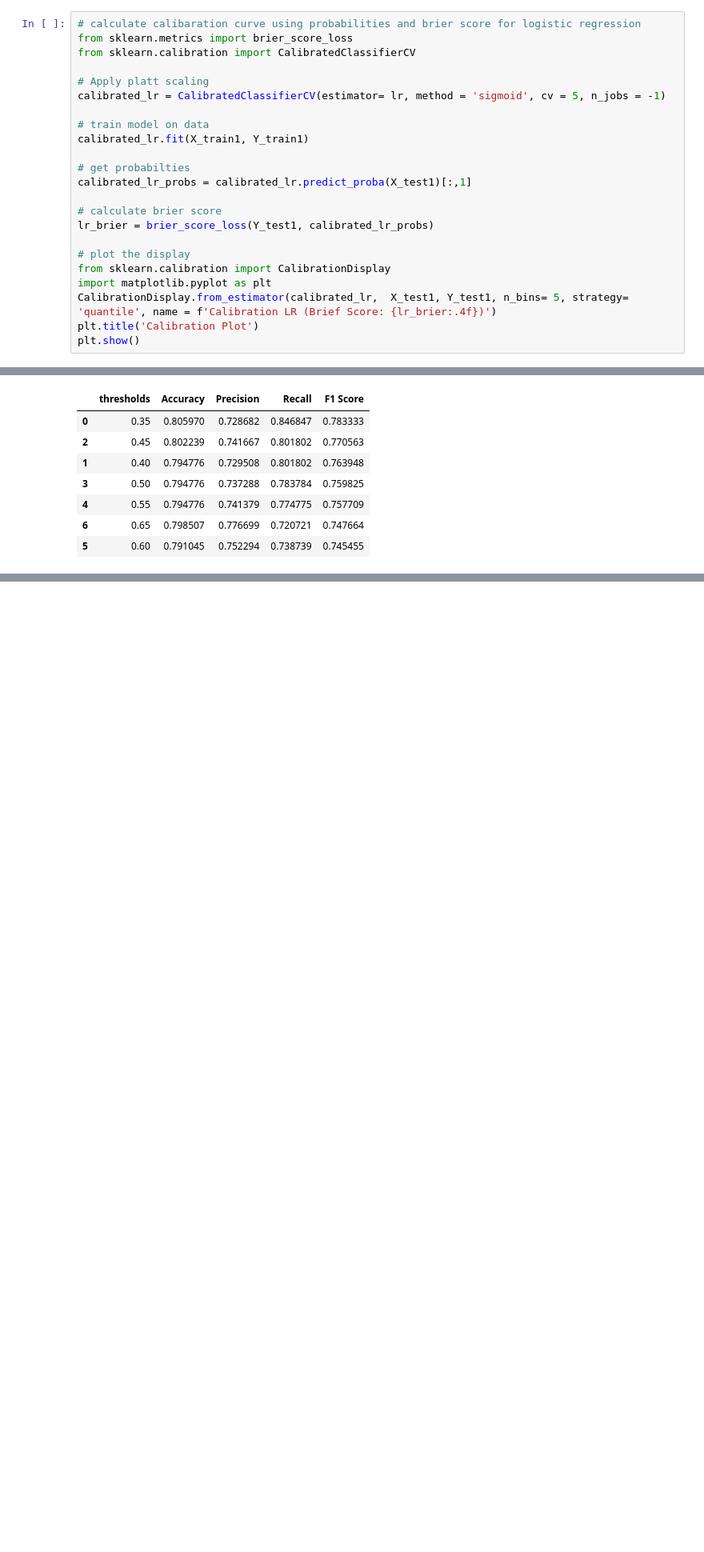
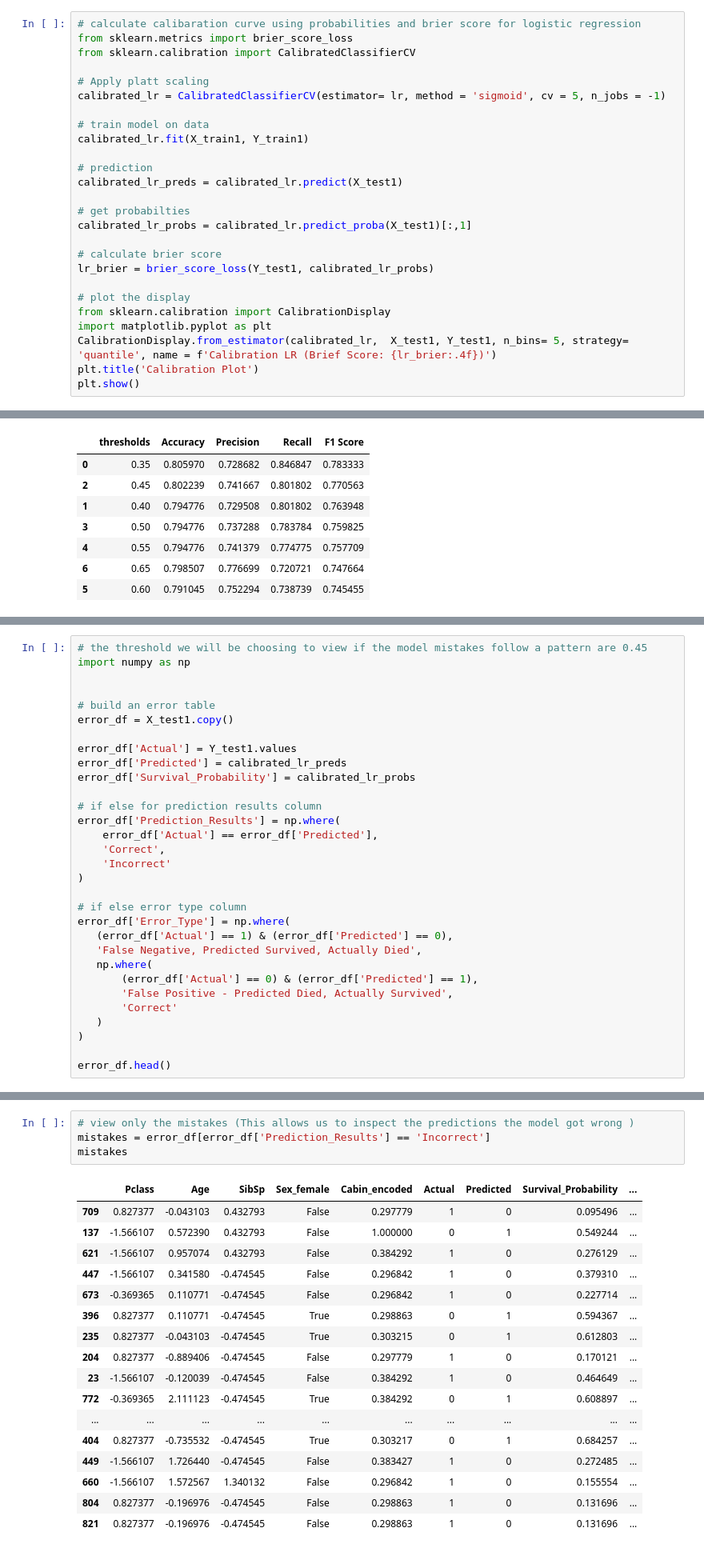
Before and after one commit to JudeMirac/titanic, a Jupyter notebook: Workflow/Notebooks/Model_evaluation.ipynb, the cells around one changed output, grey strips where cells are left out. Shown at 80% size. Drawn from its saved outputs; the diff is of its cells as text; blank space fills up the shorter version.

```diff
--- a/Workflow/Notebooks/Model_evaluation.ipynb
+++ b/Workflow/Notebooks/Model_evaluation.ipynb
@@ -176,6 +176,9 @@ calibrated_lr = CalibratedClassifierCV(estimator= lr, method = 'sigmoid', cv = 5
 
 # train model on data
 calibrated_lr.fit(X_train1, Y_train1)
+
+# prediction
+calibrated_lr_preds = calibrated_lr.predict(X_test1)
 
 # get probabilties
 calibrated_lr_probs = calibrated_lr.predict_proba(X_test1)[:,1]
@@ -398,0 +414,31 @@ threshold_results.sort_values(by = 'F1 Score', ascending = False)
+# %%
+# the threshold we will be choosing to view if the model mistakes follow a pattern are 0.45
+import numpy as np
+
+
+# build an error table
+error_df = X_test1.copy()
+
+error_df['Actual'] = Y_test1.values
+error_df['Predicted'] = calibrated_lr_preds
+error_df['Survival_Probability'] = calibrated_lr_probs
+
+# if else for prediction results column
+error_df['Prediction_Results'] = np.where(
+    error_df['Actual'] == error_df['Predicted'],
+    'Correct',
+    'Incorrect'
+)
+
+# if else error type column
+error_df['Error_Type'] = np.where(
+   (error_df['Actual'] == 1) & (error_df['Predicted'] == 0),
+   'False Negative, Predicted Survived, Actually Died',
+   np.where(
+       (error_df['Actual'] == 0) & (error_df['Predicted'] == 1),
+       'False Positive - Predicted Died, Actually Survived',
+       'Correct'
+   )
+)
+
+error_df.head()
@@ -398,0 +452,22 @@ threshold_results.sort_values(by = 'F1 Score', ascending = False)
+# %%
+# view only the mistakes (This allows us to inspect the predictions the model got wrong )
+mistakes = error_df[error_df['Prediction_Results'] == 'Incorrect']
+mistakes
+# %% [output]
+|  | Pclass | Age | SibSp | Sex_female | Cabin_encoded | Actual | Predicted | Survival_Probability | ... |
+| 709 | 0.827377 | -0.043103 | 0.432793 | False | 0.297779 | 1 | 0 | 0.095496 | ... |
+| 137 | -1.566107 | 0.572390 | 0.432793 | False | 1.000000 | 0 | 1 | 0.549244 | ... |
+| 621 | -1.566107 | 0.957074 | 0.432793 | False | 0.384292 | 1 | 0 | 0.276129 | ... |
+| 447 | -1.566107 | 0.341580 | -0.474545 | False | 0.296842 | 1 | 0 | 0.379310 | ... |
+| 673 | -0.369365 | 0.110771 | -0.474545 | False | 0.296842 | 1 | 0 | 0.227714 | ... |
+| 396 | 0.827377 | 0.110771 | -0.474545 | True | 0.298863 | 0 | 1 | 0.594367 | ... |
+| 235 | 0.827377 | -0.043103 | -0.474545 | True | 0.303215 | 0 | 1 | 0.612803 | ... |
+| 204 | 0.827377 | -0.889406 | -0.474545 | False | 0.297779 | 1 | 0 | 0.170121 | ... |
+| 23 | -1.566107 | -0.120039 | -0.474545 | False | 0.384292 | 1 | 0 | 0.464649 | ... |
+| 772 | -0.369365 | 2.111123 | -0.474545 | True | 0.384292 | 0 | 1 | 0.608897 | ... |
+| ... | ... | ... | ... | ... | ... | ... | ... | ... | ... |
+| 404 | 0.827377 | -0.735532 | -0.474545 | True | 0.303217 | 0 | 1 | 0.684257 | ... |
+| 449 | -1.566107 | 1.726440 | -0.474545 | False | 0.383427 | 1 | 0 | 0.272485 | ... |
+| 660 | -1.566107 | 1.572567 | 1.340132 | False | 0.296842 | 1 | 0 | 0.155554 | ... |
+| 804 | 0.827377 | -0.196976 | -0.474545 | False | 0.298863 | 1 | 0 | 0.131696 | ... |
+| 821 | 0.827377 | -0.196976 | -0.474545 | False | 0.298863 | 1 | 0 | 0.131696 | ... |
```
Also changed, not shown: parts of 22 cells of this notebook.
